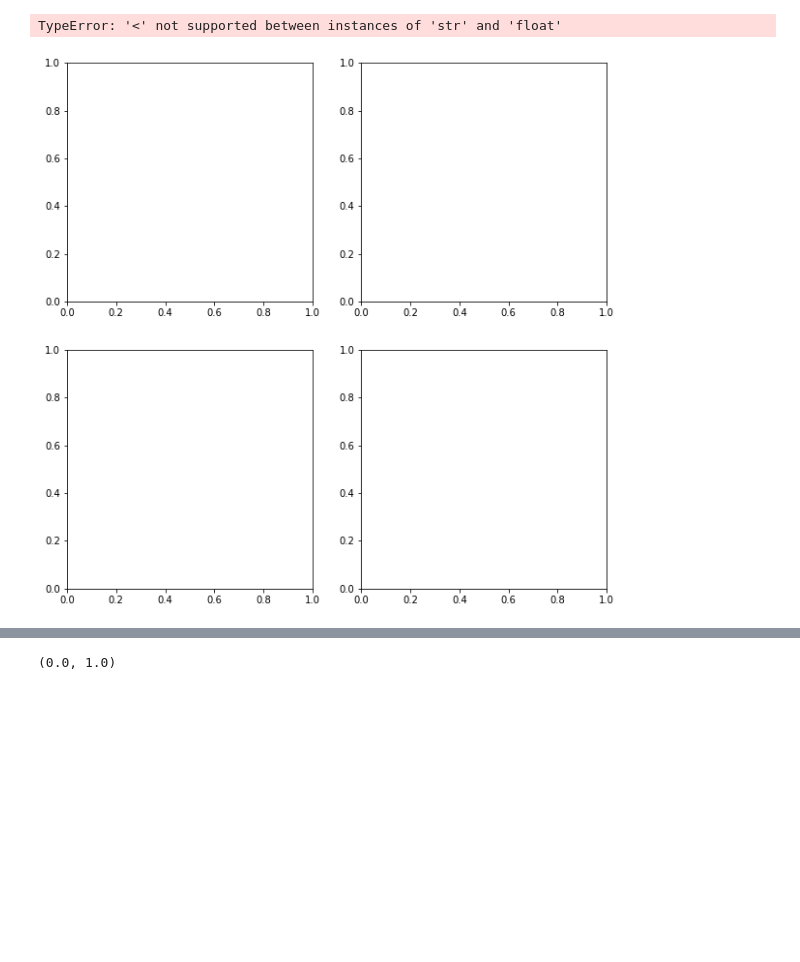
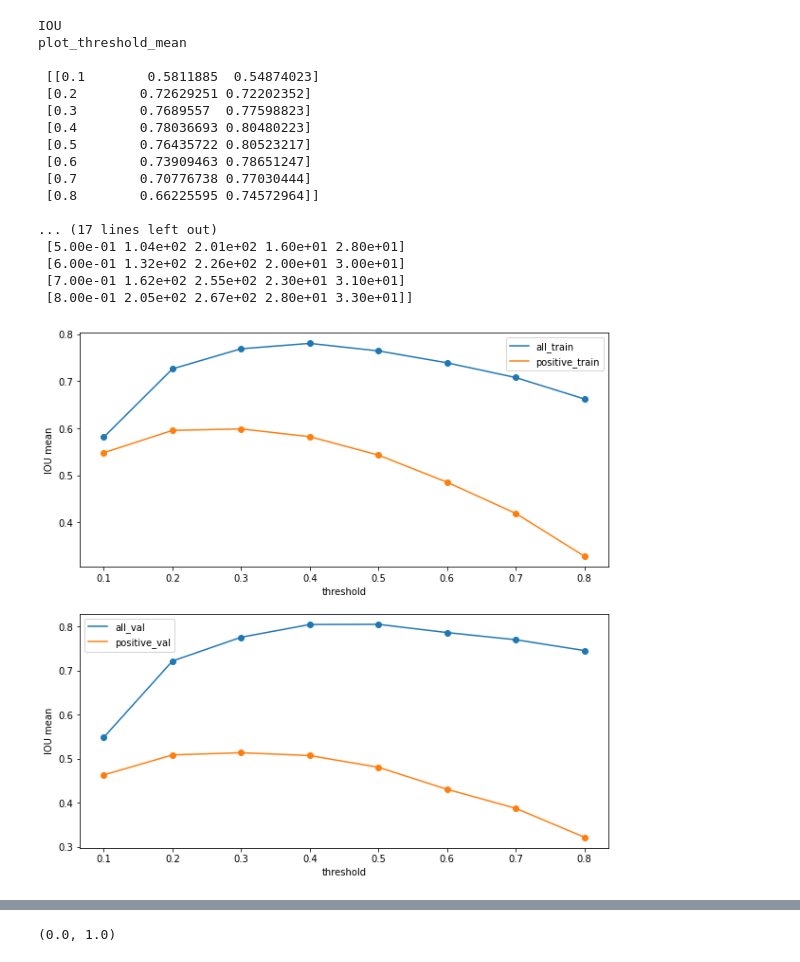
Before and after one commit to vaishnavJa/Multi_Label_optical_Segmentation, a Jupyter notebook: result_analysis.ipynb, the cells around one changed output, grey strips where cells are left out. Drawn from its saved outputs; the diff is of its cells as text; code cells hidden in the pictures; blank space fills up the shorter version.

```diff
--- a/result_analysis.ipynb
+++ b/result_analysis.ipynb
@@ -11,7 +12,7 @@ from sklearn.metrics import f1_score,precision_score,recall_score
 
 %matplotlib inline
 # %%
-runname = 'FS280_NO_WEGLOSS'
+runname = 'FS280_DATASET1'
 testname = ''
 # %%
 with open(f'./labels/l_to_i.pyb', "rb") as fp:   #Pickling
@@ -19,11 +20,11 @@ with open(f'./labels/l_to_i.pyb', "rb") as fp:   #Pickling
 with open(f'./labels/i_l.pyb', "rb") as fp:   #Pickling
     image_label_pair = pickle.load(fp)
 # %%
-result_parent_path = '/home/woody/iwfa/iwfa024h/results/PA_M/'
+result_parent_path = '/home/woody/iwfa/iwfa024h/results2/PA_M/'
 # %%
-fig,(ax1,ax2) = plt.subplots(2,2,figsize=(10,10))
+fig,(ax1) = plt.subplots(2,figsize=(10,10))
 
-# thresholds = [0.1,0.2,0.3,0.4,0.5,0.6,0.7]
+thresholds = [0.1,0.2,0.3,0.4,0.5,0.6,0.7,0.8]
 # thresholds = [0.1]
 test_value = ''
 
@@ -31,6 +32,9 @@ plot_threshold_mean = []
 plot_threshold_mean_pos = []
 plot_wrong_count = []
 plot_label_count = []
+
+metric = 'IOU'
+print(metric)
 
 i=0
 for thresh in thresholds:
@@ -42,16 +46,16 @@ for thresh in thresholds:
     test_df_result = pd.read_csv(test_resultcsv_path)
     val_df_result = pd.read_csv(val_resultcsv_path)
 
-    test_wrong_df = test_df_result[(test_df_result['IOU'] < 0.5)].sort_values('IOU')
-    val_wrong_df = val_df_result[(val_df_result['IOU'] < 0.5)].sort_values('IOU')
+    test_wrong_df = test_df_result[(test_df_result[metric] < 0.5)].sort_values(metric)
+    val_wrong_df = val_df_result[(val_df_result[metric] < 0.5)].sort_values(metric)
 
 #     print(wrong_df)
 #     print("thresh:",i,f'wrong count:{wrong_df.shape[0]} %{wrong_df.shape[0]/df_result.shape[0]*100//1}')
-    plot_wrong_count.append([thresh,test_wrong_df.shape[0],test_df_result.IOU[(test_df_result['IOU'] < 0.7)].shape[0],
-                            val_wrong_df.shape[0],val_df_result.IOU[(val_df_result['IOU'] < 0.7)].shape[0]])
+    plot_wrong_count.append([thresh,test_wrong_df.shape[0],test_df_result[metric][(test_df_result[metric] < 0.7)].shape[0],
+                            val_wrong_df.shape[0],val_df_result[metric][(val_df_result[metric] < 0.7)].shape[0]])
 
-    plot_threshold_mean.append([thresh,test_df_result.IOU.mean(),val_df_result.IOU.mean()])
-    plot_threshold_mean_pos.append([thresh,test_df_result.IOU[test_df_result.ground_truth != "0.0,0.0,0.0,0.0,0.0,0.0,0.0,0.0,0.0,0.0,0.0,0.0"].mean(),val_df_result.IOU[val_df_result.ground_truth != "0.0,0.0,0.0,0.0,0.0,0.0,0.0,0.0,0.0,0.0,0.0,0.0"].mean()])
+    plot_threshold_mean.append([thresh,test_df_result[metric].mean(),val_df_result[metric].mean()])
+    plot_threshold_mean_pos.append([thresh,test_df_result[metric][test_df_result.ground_truth != "0.0,0.0,0.0,0.0,0.0,0.0,0.0,0.0,0.0,0.0,0.0,0.0"].mean(),val_df_result[metric][val_df_result.ground_truth != "0.0,0.0,0.0,0.0,0.0,0.0,0.0,0.0,0.0,0.0,0.0,0.0"].mean()])
 #     print('iou',df_result.IOU.mean(),'iou_positive:',df_result.IOU[df_result.ground_truth == True].mean())
 
     test_imgs = []
@@ -95,49 +99,65 @@ for thresh in thresholds:
 #     print('False classification: ',count_dict)
     plot_label_count.append([thresh,count_dict.copy()])
 #     for l in np.sort(np.int32(list(count_dict.keys()))):
 #         print(l,count_dict[str(l)]/5)
 # df_result.loc[:,'ground_truth'] =  df_result.loc[:,'ground_truth'] == 1
 plot_threshold_mean = np.array(plot_threshold_mean)
 plot_threshold_mean_pos = np.array(plot_threshold_mean_pos)
 plot_wrong_count = np.array(plot_wrong_count)
 
 print('plot_threshold_mean','\n\n',plot_threshold_mean, '\n\n','plot_threshold_mean_pos','\n\n',plot_threshold_mean_pos,'\n\n','plot_wrong_count','\n\n',plot_wrong_count)
 
 #     plt.subplot(1,1)
-ax1[0].plot(plot_threshold_mean[:,0], plot_threshold_mean[:,1],label='all_test_'+test_value)
-ax1[0].plot(plot_threshold_mean_pos[:,0], plot_threshold_mean_pos[:,1],label='positive_test_'+test_value)
+ax1[0].plot(plot_threshold_mean[:,0], plot_threshold_mean[:,1],label='all_train'+test_value)
+ax1[0].plot(plot_threshold_mean_pos[:,0], plot_threshold_mean_pos[:,1],label='positive_train'+test_value)
 ax1[0].scatter(plot_threshold_mean[:,0], plot_threshold_mean[:,1])
 ax1[0].scatter(plot_threshold_mean_pos[:,0], plot_threshold_mean_pos[:,1])
 
-ax1[1].plot(plot_threshold_mean[:,0], plot_threshold_mean[:,2],label='all_val_'+test_value)
-ax1[1].plot(plot_threshold_mean_pos[:,0], plot_threshold_mean_pos[:,2],label='positive_val_'+test_value)
+ax1[1].plot(plot_threshold_mean[:,0], plot_threshold_mean[:,2],label='all_val'+test_value)
+ax1[1].plot(plot_threshold_mean_pos[:,0], plot_threshold_mean_pos[:,2],label='positive_val'+test_value)
 ax1[1].scatter(plot_threshold_mean[:,0], plot_threshold_mean[:,2])
 ax1[1].scatter(plot_threshold_mean_pos[:,0], plot_threshold_mean_pos[:,2])
 
 for c in [0,1]:
     ax1[c].legend()
     ax1[c].set_xlabel('threshold')
-    ax1[c].set_ylabel('IOU mean')
+    ax1[c].set_ylabel(f'{metric} mean')
 #     ax1[c].set_ylim(0,1)
 #     ax1.legend(loc=4)
 
 #     plt.subplot(2,1)
-ax2[0].plot(plot_wrong_count[:,0], plot_wrong_count[:,1],label='0.5_test_'+test_value)
-ax2[0].scatter(plot_wrong_count[:,0], plot_wrong_count[:,1])
-ax2[0].plot(plot_wrong_count[:,0], plot_wrong_count[:,2],label='0.7_test_'+test_value)
-ax2[0].scatter(plot_wrong_count[:,0], plot_wrong_count[:,2])
+# ax2[0].plot(plot_wrong_count[:,0], plot_wrong_count[:,1],label='0.5_train'+test_value)
+# ax2[0].scatter(plot_wrong_count[:,0], plot_wrong_count[:,1])
+# ax2[0].plot(plot_wrong_count[:,0], plot_wrong_count[:,2],label='0.7_train_'+test_value)
+# ax2[0].scatter(plot_wrong_count[:,0], plot_wrong_count[:,2])
 
-ax2[1].plot(plot_wrong_count[:,0], plot_wrong_count[:,3],label='0.5_val_'+test_value)
-ax2[1].scatter(plot_wrong_count[:,0], plot_wrong_count[:,3])
-ax2[1].plot(plot_wrong_count[:,0], plot_wrong_count[:,4],label='0.7_val_'+test_value)
-ax2[1].scatter(plot_wrong_count[:,0], plot_wrong_count[:,4])
+# ax2[1].plot(plot_wrong_count[:,0], plot_wrong_count[:,3],label='0.5_val'+test_value)
+# ax2[1].scatter(plot_wrong_count[:,0], plot_wrong_count[:,3])
+# ax2[1].plot(plot_wrong_count[:,0], plot_wrong_count[:,4],label='0.7_val'+test_value)
+# ax2[1].scatter(plot_wrong_count[:,0], plot_wrong_count[:,4])
 
-for c in [0,1]:
-    ax2[c].legend()
-    ax2[c].set_xlabel('threshold')
-    ax2[c].set_ylabel('count')
+# for c in [0,1]:
+#     ax2[c].legend()
+#     ax2[c].set_xlabel('threshold')
+#     ax2[c].set_ylabel('count')
 #     ax2[c].set_ylim(0,204)
 plt.savefig('result.jpg')
 # %% [output]
-TypeError: '<' not supported between instances of 'str' and 'float'
+IOU
+plot_threshold_mean
+
+ [[0.1        0.5811885  0.54874023]
+ [0.2        0.72629251 0.72202352]
+ [0.3        0.7689557  0.77598823]
+ [0.4        0.78036693 0.80480223]
+ [0.5        0.76435722 0.80523217]
+ [0.6        0.73909463 0.78651247]
+ [0.7        0.70776738 0.77030444]
+ [0.8        0.66225595 0.74572964]]
+
+... (17 lines left out)
+ [5.00e-01 1.04e+02 2.01e+02 1.60e+01 2.80e+01]
+ [6.00e-01 1.32e+02 2.26e+02 2.00e+01 3.00e+01]
+ [7.00e-01 1.62e+02 2.55e+02 2.30e+01 3.10e+01]
+ [8.00e-01 2.05e+02 2.67e+02 2.80e+01 3.30e+01]]
-[figure, old version]
+[figure, new version]
```
Also changed, not shown: parts of 27 cells of this notebook, 20 other files.
